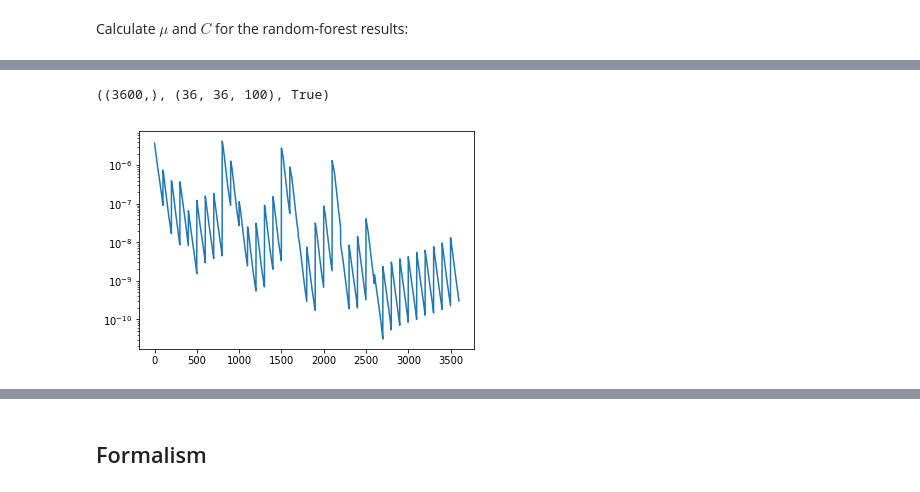
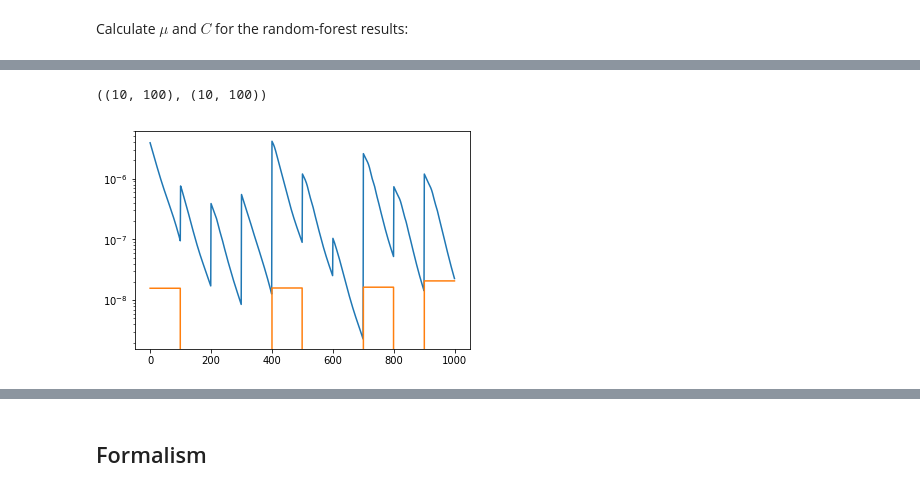
Before and after one commit to dkirkby/zotbin, a Jupyter notebook: Sandbox.ipynb, the cells around one changed output, grey strips where cells are left out. Saved outputs shown, nothing was run; the diff lists cells and outputs as text; code cells hidden in the pictures.

```diff
--- a/Sandbox.ipynb
+++ b/Sandbox.ipynb
@@ -156,9 +150,10 @@ mu_noise = jc.angular_cl.noise_cl(ell, probes)
-# %%
-mu.shape, C.shape, sparse.is_sparse(C)
-# %% [output]
-((3600,), (36, 36, 100), True)
-# %%
-plt.semilogy(mu, '-');
-# %% [output]
-[figure, removed]
+# %%
+cl_rf.shape, nl_rf.shape
+# %% [output]
+((10, 100), (10, 100))
+# %%
+plt.semilogy(cl_rf.reshape(-1));
+plt.semilogy(nl_rf.reshape(-1));
+# %% [output]
+[figure, added]
 # %%
```
Also changed, not shown: parts of 28 cells of this notebook.
